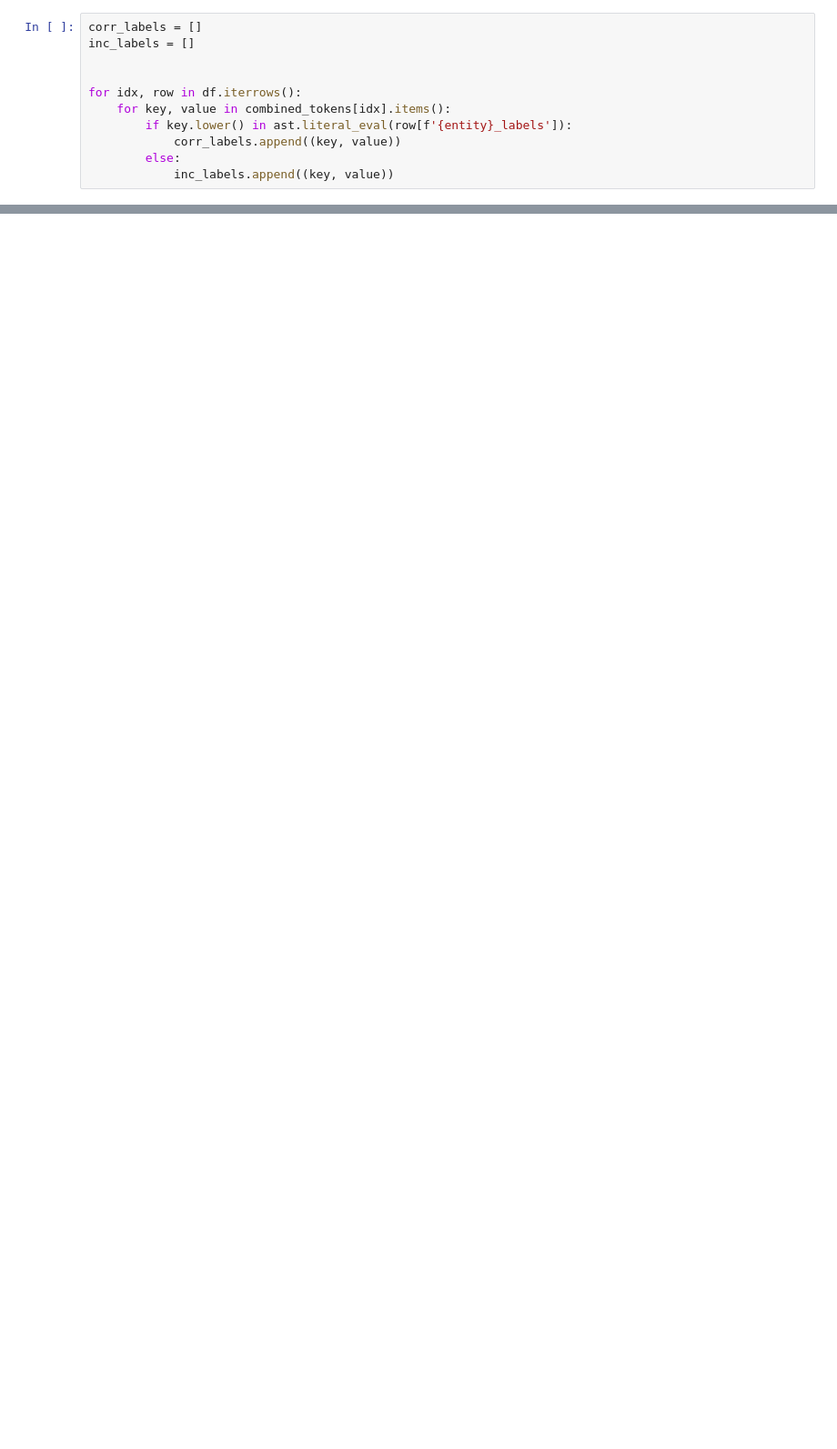
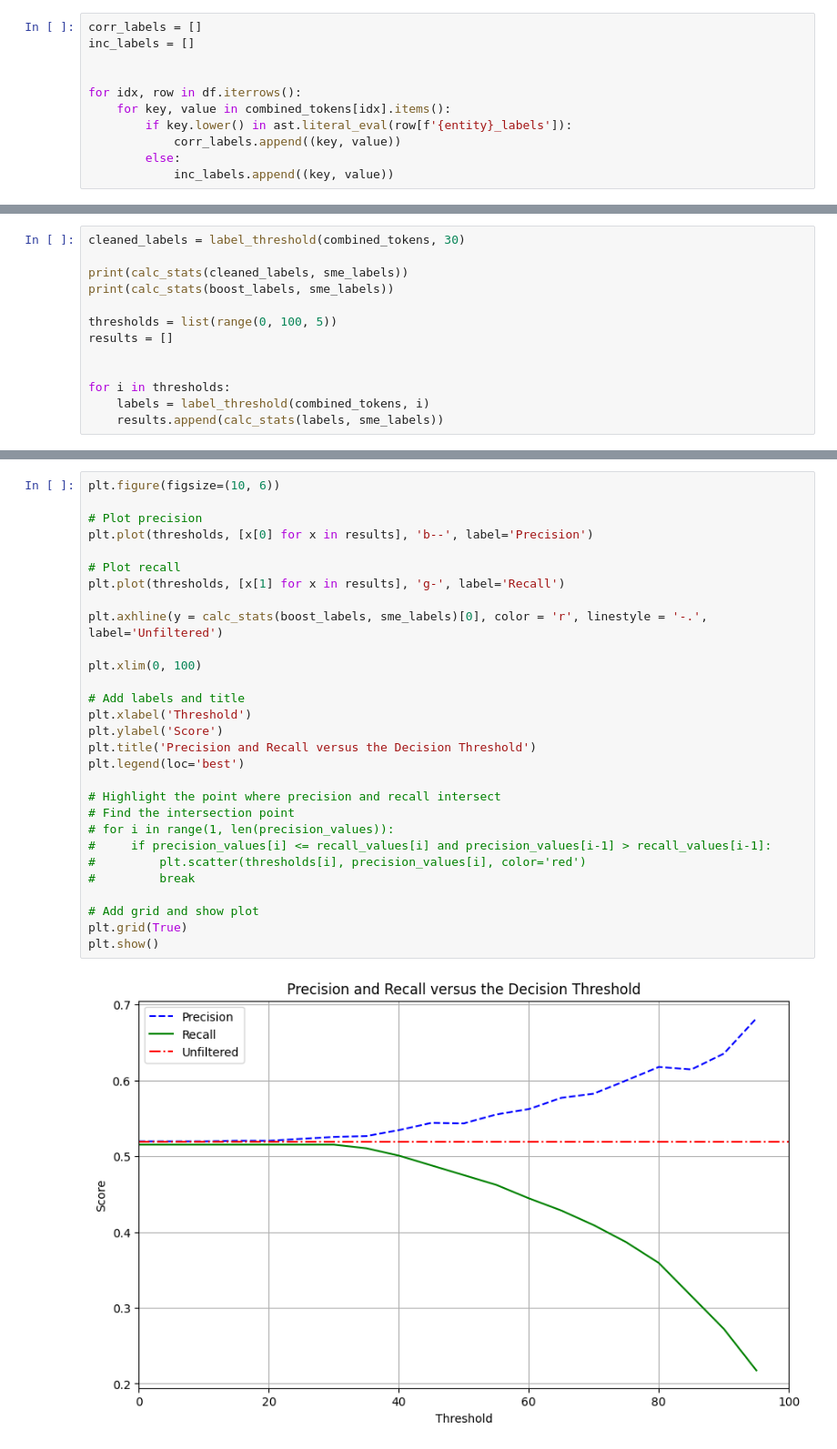
Before and after one commit to panu-hietanen/Empirisys, a Jupyter notebook: lp_analysis.ipynb, the cells around one changed output, grey strips where cells are left out. Shown at 91% size. Drawn from its saved outputs; the diff is of its cells as text; blank space fills up the shorter version.

Commit message:
Threshold analysis

```diff
--- a/lp_analysis.ipynb
+++ b/lp_analysis.ipynb
@@ -383,0 +467,13 @@ lp_hist([lp2p(x[1]) for x in inc_labels], 'Incorrect labels')
+# %%
+cleaned_labels = label_threshold(combined_tokens, 30)
+
+print(calc_stats(cleaned_labels, sme_labels))
+print(calc_stats(boost_labels, sme_labels))
+
+thresholds = list(range(0, 100, 5))
+results = []
+
+
+for i in thresholds:
+    labels = label_threshold(combined_tokens, i)
+    results.append(calc_stats(labels, sme_labels))
@@ -384 +487,32 @@ lp_hist([lp2p(x[1]) for x in inc_labels], 'Incorrect labels')
+# %%
+plt.figure(figsize=(10, 6))
+
+# Plot precision
+plt.plot(thresholds, [x[0] for x in results], 'b--', label='Precision')
+
+# Plot recall
+plt.plot(thresholds, [x[1] for x in results], 'g-', label='Recall')
+
+plt.axhline(y = calc_stats(boost_labels, sme_labels)[0], color = 'r', linestyle = '-.', label='Unfiltered')
+
+plt.xlim(0, 100)
+
+# Add labels and title
+plt.xlabel('Threshold')
+plt.ylabel('Score')
+plt.title('Precision and Recall versus the Decision Threshold')
+plt.legend(loc='best')
+
+# Highlight the point where precision and recall intersect
+# Find the intersection point
+# for i in range(1, len(precision_values)):
+#     if precision_values[i] <= recall_values[i] and precision_values[i-1] > recall_values[i-1]:
+#         plt.scatter(thresholds[i], precision_values[i], color='red')
+#         break
+
+# Add grid and show plot
+plt.grid(True)
+plt.show()
+# %% [output]
+[figure, added]
 # %%
```
Also changed, not shown: parts of 16 cells of this notebook.
